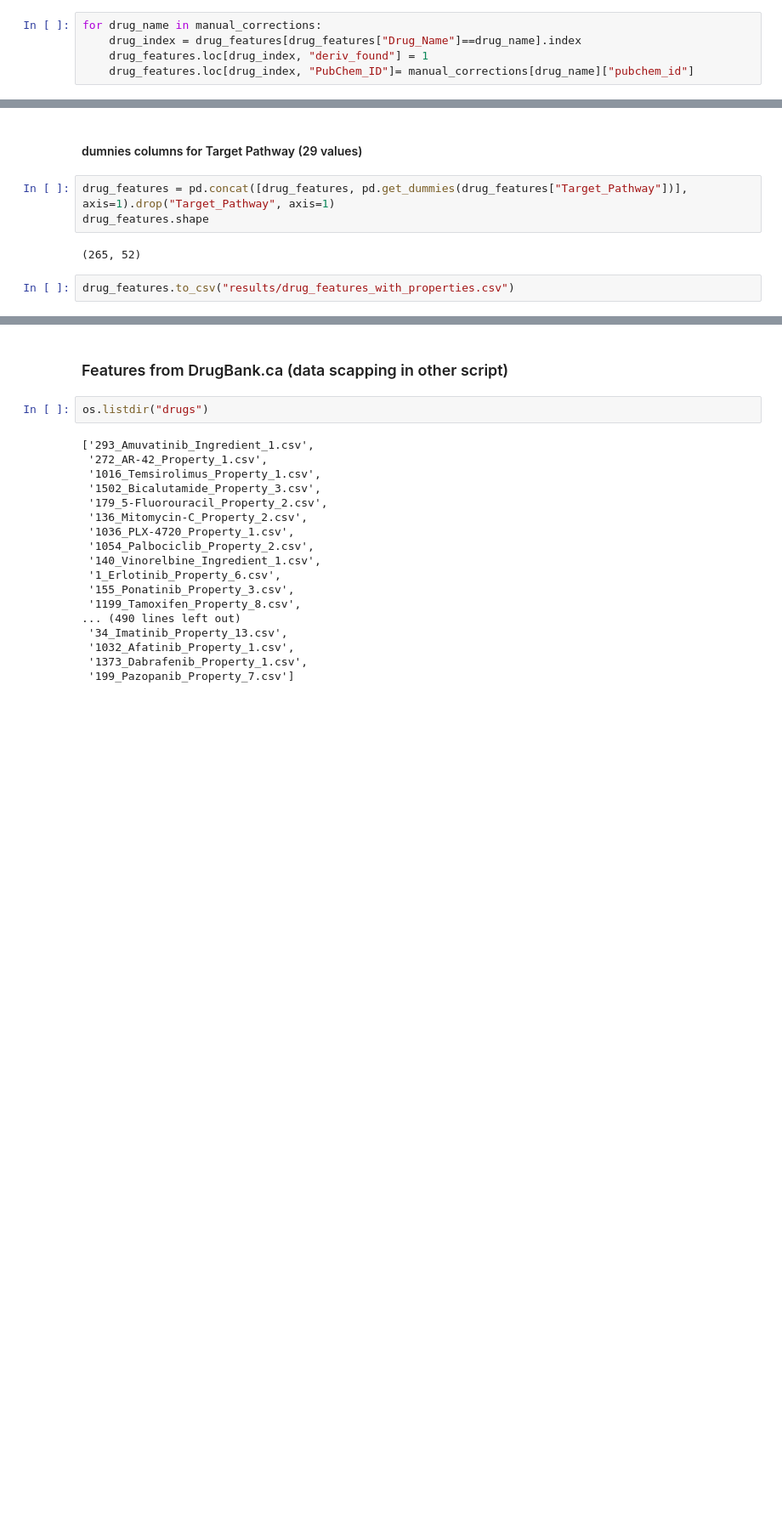
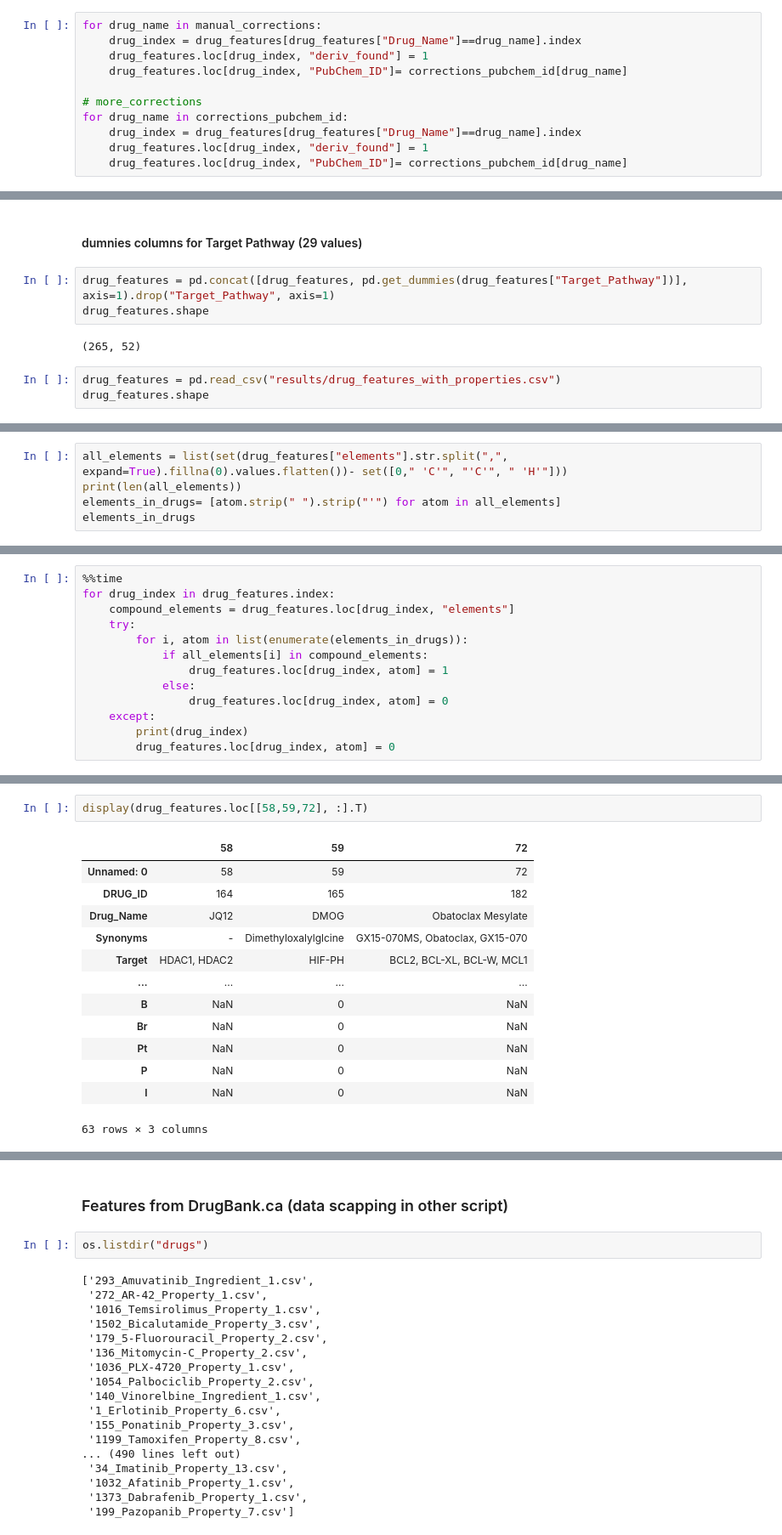
Before and after one commit to redskull37/DrugProfiles, a Jupyter notebook: 7_drug_features.ipynb, the cells around one changed output, grey strips where cells are left out. Shown: that part at 85% size. Drawn from its saved outputs; the diff is of its cells as text; blank space fills up the shorter version.

```diff
--- a/7_drug_features.ipynb
+++ b/7_drug_features.ipynb
@@ -316,7 +335,13 @@ for name in ambiguous_drug_names:
 for drug_name in manual_corrections:
     drug_index = drug_features[drug_features["Drug_Name"]==drug_name].index
     drug_features.loc[drug_index, "deriv_found"] = 1
-    drug_features.loc[drug_index, "PubChem_ID"]= manual_corrections[drug_name]["pubchem_id"]
+    drug_features.loc[drug_index, "PubChem_ID"]= corrections_pubchem_id[drug_name]
+
+# more_corrections
+for drug_name in corrections_pubchem_id:
+    drug_index = drug_features[drug_features["Drug_Name"]==drug_name].index
+    drug_features.loc[drug_index, "deriv_found"] = 1
+    drug_features.loc[drug_index, "PubChem_ID"]= corrections_pubchem_id[drug_name]
 # %%
 # check parsing pubchem_ids for drugs in filtered datasets
 drug_features.set_index("DRUG_ID").loc[drugs_123, "deriv_found"].value_counts()
@@ -434,4 +466,5 @@ drug_features.shape
 # %% [output]
 (265, 52)
 # %%
-drug_features.to_csv("results/drug_features_with_properties.csv")
+drug_features = pd.read_csv("results/drug_features_with_properties.csv")
+drug_features.shape
@@ -437,0 +473,5 @@ drug_features.to_csv("results/drug_features_with_properties.csv")
+# %%
+all_elements = list(set(drug_features["elements"].str.split(",", expand=True).fillna(0).values.flatten())- set([0," 'C'", "'C'", " 'H'"]))
+print(len(all_elements))
+elements_in_drugs= [atom.strip(" ").strip("'") for atom in all_elements]
+elements_in_drugs
@@ -437,0 +481,13 @@ drug_features.to_csv("results/drug_features_with_properties.csv")
+# %%
+%%time
+for drug_index in drug_features.index:
+    compound_elements = drug_features.loc[drug_index, "elements"]
+    try:
+        for i, atom in list(enumerate(elements_in_drugs)):
+            if all_elements[i] in compound_elements:
+                drug_features.loc[drug_index, atom] = 1
+            else:
+                drug_features.loc[drug_index, atom] = 0
+    except:
+        print(drug_index)
+        drug_features.loc[drug_index, atom] = 0
@@ -437,0 +512,16 @@ drug_features.to_csv("results/drug_features_with_properties.csv")
+# %%
+display(drug_features.loc[[58,59,72], :].T)
+# %% [output]
+|  | 58 | 59 | 72 |
+| Unnamed: 0 | 58 | 59 | 72 |
+| DRUG_ID | 164 | 165 | 182 |
+| Drug_Name | JQ12 | DMOG | Obatoclax Mesylate |
+| Synonyms | - | Dimethyloxalylglcine | GX15-070MS, Obatoclax, GX15-070 |
+| Target | HDAC1, HDAC2 | HIF-PH | BCL2, BCL-XL, BCL-W, MCL1 |
+| ... | ... | ... | ... |
+| B | NaN | 0 | NaN |
+| Br | NaN | 0 | NaN |
+| Pt | NaN | 0 | NaN |
+| P | NaN | 0 | NaN |
+| I | NaN | 0 | NaN |
+63 rows × 3 columns
```
Also changed, not shown: parts of 10 cells of this notebook, 5 other files.
